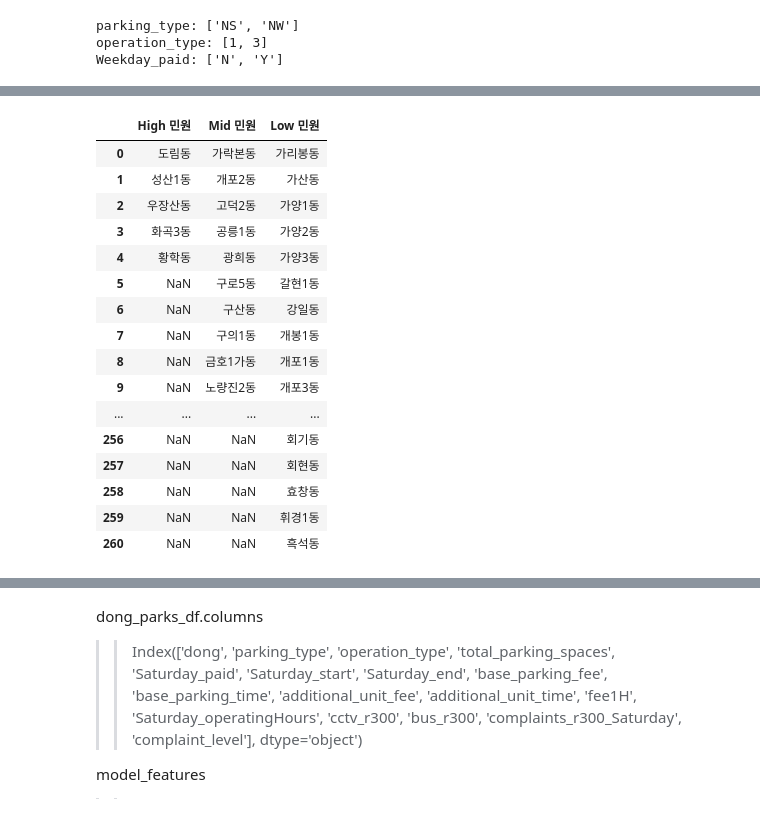
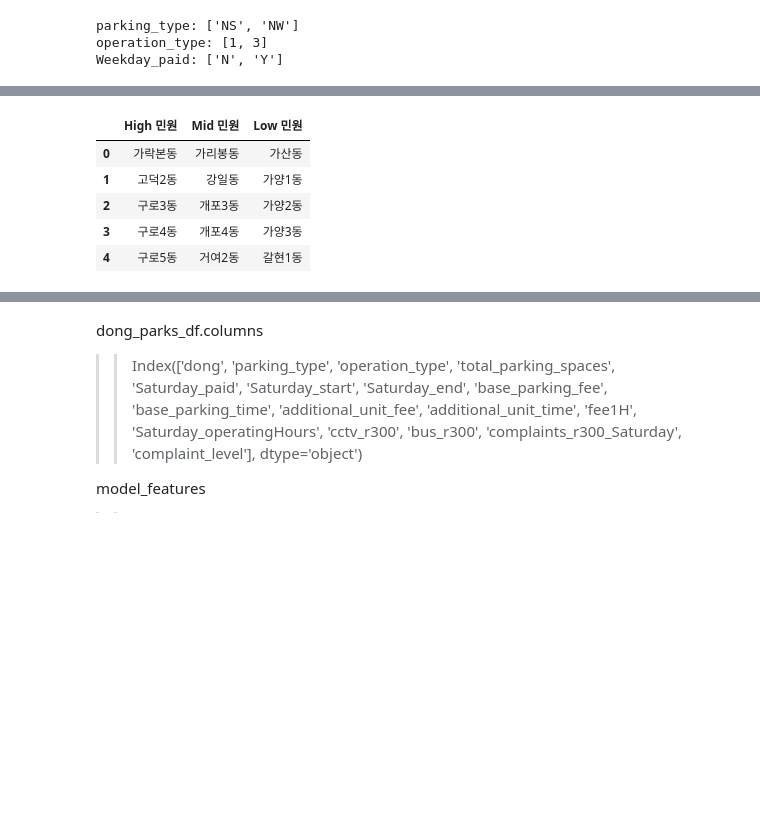
Before and after one commit to vxlmlxv/20251R0136COSE47101, a Jupyter notebook: randomforest_dong.ipynb, the cells around one changed output, grey strips where cells are left out. Drawn from its saved outputs; the diff is of its cells as text; code cells hidden in the pictures; blank space fills up the shorter version.

```diff
--- a/randomforest_dong.ipynb
+++ b/randomforest_dong.ipynb
@@ -35,0 +61,41 @@ Name: count, dtype: int64
+# %%
+'''# KMeans 기반 클러스터링
+
+from sklearn.cluster import KMeans
+import numpy as np
+import pandas as pd
+
+parks_df = pd.read_csv("src/RF_parksdf_week.csv")
+#parks_df = pd.read_csv("src/RF_parksdf_sat.csv")
+#parks_df = pd.read_csv("src/RF_parksdf_holi.csv")
+parks_df.columns
+
+# 1) IQR 계산
+Q1 = parks_df["complaints_r300"].quantile(0.25)
+Q3 = parks_df["complaints_r300"].quantile(0.75)
+IQR = Q3 - Q1
+lower_bound = Q1 - 1.5 * IQR
+upper_bound = Q3 + 1.5 * IQR
+
+# 2) 이상치 제거
+parks_df = parks_df[
+    (parks_df["complaints_r300"] >= lower_bound) &
+    (parks_df["complaints_r300"] <= upper_bound)
+].copy()
+
+k = 3
+
+X = parks_df["complaints_r300"].values.reshape(-1, 1)
+
+kmeans = KMeans(n_clusters=k, random_state=0)
+clusters = kmeans.fit_predict(X)
+
+centers = kmeans.cluster_centers_.flatten()
+sorted_idx = np.argsort(centers)
+label_map = {old: new for new, old in enumerate(sorted_idx)}
+sorted_labels = np.vectorize(label_map.get)(clusters)
+
+parks_df["complaint_level"] = sorted_labels
+
+parks_df["complaint_level"].value_counts().sort_index()
+'''
@@ -135,48 +280,37 @@ pd.set_option('display.max_rows', None)
 
 # 여기 요일타입에 따라 바꿔야 됩니다!!
 dong_parks_df = pd.read_csv("src/dongParks_Weekday.csv")
 
 dong_parks_df
 
 # dong_parks_df의 feature 컬럼만 추출 (dong 이름 등 식별자 제외)
 # 모델이 학습할 때 사용한 feature 리스트
-model_features = list(feature_names)  # 또는 직접 리스트 입력
+model_features = list(rf.feature_names_in_)
 
 # dong_parks_df에서 해당 컬럼만 추출
 X_dong = dong_parks_df[model_features]
 # 동별 민원 수준 예측
 dong_parks_df['predicted_complaints'] = rf.predict(X_dong)
 
 # 그룹별 동 이름 추출
 high_dong = dong_parks_df[dong_parks_df['predicted_complaints'] == 2]['dong']
 mid_dong = dong_parks_df[dong_parks_df['predicted_complaints'] == 1]['dong']
 low_dong = dong_parks_df[dong_parks_df['predicted_complaints'] == 0]['dong']
 
 # 각 그룹을 DataFrame으로 변환 (인덱스 리셋)
 high_df = pd.DataFrame({'High 민원': high_dong.reset_index(drop=True)})
 mid_df = pd.DataFrame({'Mid 민원': mid_dong.reset_index(drop=True)})
 low_df = pd.DataFrame({'Low 민원': low_dong.reset_index(drop=True)})
 
 # 길이가 다른 경우도 맞춰서 하나의 표로 합치기
 dong_table = pd.concat([high_df, mid_df, low_df], axis=1)
 
 from IPython.display import display
-display(dong_table)
+display(dong_table.head())
 # %% [output]
 |  | High 민원 | Mid 민원 | Low 민원 |
-| 0 | 도림동 | 가락본동 | 가리봉동 |
-| 1 | 성산1동 | 개포2동 | 가산동 |
-| 2 | 우장산동 | 고덕2동 | 가양1동 |
-| 3 | 화곡3동 | 공릉1동 | 가양2동 |
-| 4 | 황학동 | 광희동 | 가양3동 |
-| 5 | NaN | 구로5동 | 갈현1동 |
-| 6 | NaN | 구산동 | 강일동 |
-| 7 | NaN | 구의1동 | 개봉1동 |
-| 8 | NaN | 금호1가동 | 개포1동 |
-| 9 | NaN | 노량진2동 | 개포3동 |
-| ... | ... | ... | ... |
-| 256 | NaN | NaN | 회기동 |
-| 257 | NaN | NaN | 회현동 |
-| 258 | NaN | NaN | 효창동 |
-| 259 | NaN | NaN | 휘경1동 |
-| 260 | NaN | NaN | 흑석동 |
+| 0 | 가락본동 | 가리봉동 | 가산동 |
+| 1 | 고덕2동 | 강일동 | 가양1동 |
+| 2 | 구로3동 | 개포3동 | 가양2동 |
+| 3 | 구로4동 | 개포4동 | 가양3동 |
+| 4 | 구로5동 | 거여2동 | 갈현1동 |
```
Also changed, not shown: parts of 22 cells of this notebook, 16 other files.
